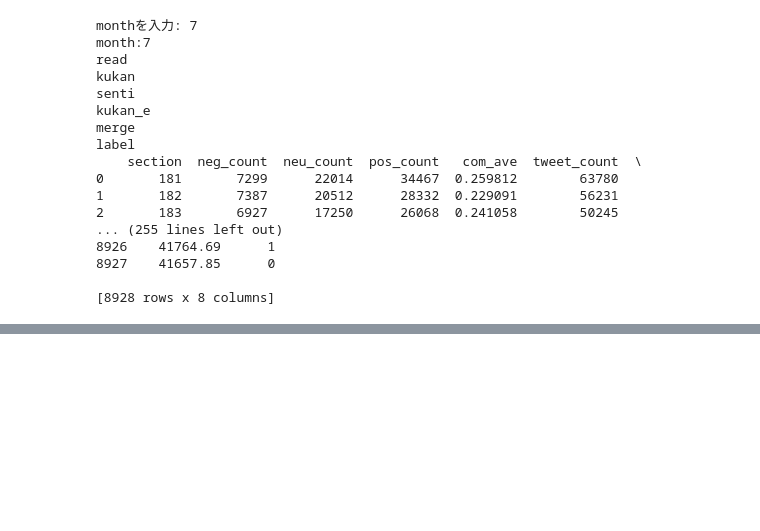
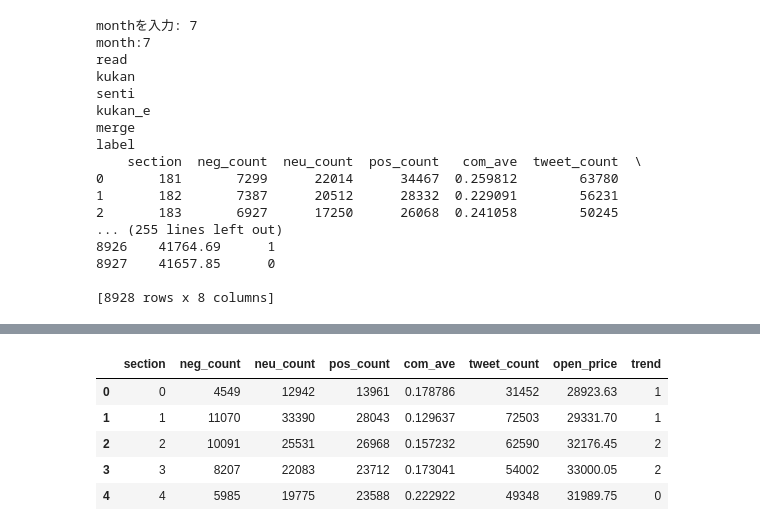
Before and after one commit to xxsolitto/t_s_c, a Jupyter notebook: pandas_svm.ipynb, the cells around one changed output, grey strips where cells are left out. Cells and saved outputs as stored; diff of their text form; code cells hidden in the pictures; blank space fills up the shorter version.

```diff
--- a/pandas_svm.ipynb
+++ b/pandas_svm.ipynb
@@ -288,0 +314,11 @@ plt.show()
+# %%
+df = pd.read_csv(f'tweet-svm/1d/2021-01.csv')
+df.ｄｔｙpes
+df.head()
+# %% [output]
+|  | section | neg_count | neu_count | pos_count | com_ave | tweet_count | open_price | trend |
+| 0 | 0 | 4549 | 12942 | 13961 | 0.178786 | 31452 | 28923.63 | 1 |
+| 1 | 1 | 11070 | 33390 | 28043 | 0.129637 | 72503 | 29331.70 | 1 |
+| 2 | 2 | 10091 | 25531 | 26968 | 0.157232 | 62590 | 32176.45 | 2 |
+| 3 | 3 | 8207 | 22083 | 23712 | 0.173041 | 54002 | 33000.05 | 2 |
+| 4 | 4 | 5985 | 19775 | 23588 | 0.222922 | 49348 | 31989.75 | 0 |
```
Also changed, not shown: parts of 1 cell of this notebook, 9 other files.
